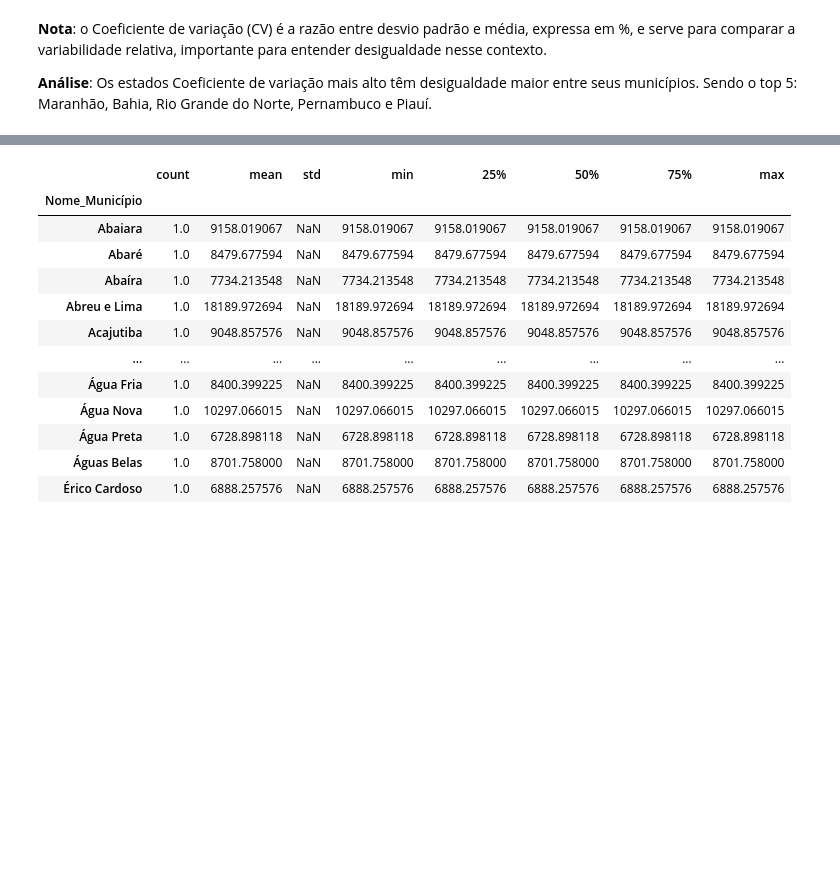
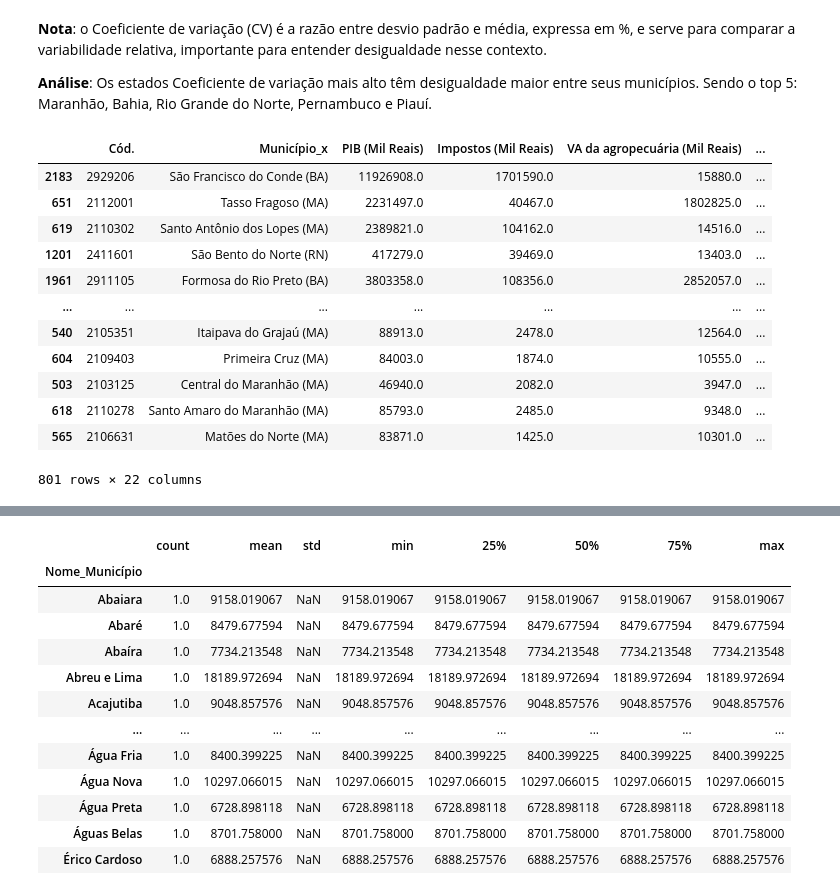
Before and after one commit to duddanobre/sidra-nordeste, a Jupyter notebook: nordeste.ipynb, the cells around one changed output, grey strips where cells are left out. Cells and saved outputs as stored; diff of their text form; code cells hidden in the pictures; blank space fills up the shorter version.

```diff
--- a/nordeste.ipynb
+++ b/nordeste.ipynb
@@ -135,3 +179,22 @@ df_nordeste_teste.sort_values(by='coef_variacao',ascending=False)
 
 **Análise**: Os estados Coeficiente de variação mais alto têm desigualdade maior entre seus municípios.
 Sendo o top 5: Maranhão, Bahia, Rio Grande do Norte, Pernambuco e Piauí.
+# %%
+estados_desiguais = ['Maranhão', 'Bahia', 'Rio Grande do Norte']
+df_desiguais = df_nordeste[df_nordeste['Nome_UF'].isin(estados_desiguais)].sort_values(by='PIB per capita', ascending=False)
+
+df_desiguais
+# %% [output]
+|  | Cód. | Município_x | PIB (Mil Reais) | Impostos (Mil Reais) | VA da agropecuária (Mil Reais) | ... |
+| 2183 | 2929206 | São Francisco do Conde (BA) | 11926908.0 | 1701590.0 | 15880.0 | ... |
+| 651 | 2112001 | Tasso Fragoso (MA) | 2231497.0 | 40467.0 | 1802825.0 | ... |
+| 619 | 2110302 | Santo Antônio dos Lopes (MA) | 2389821.0 | 104162.0 | 14516.0 | ... |
+| 1201 | 2411601 | São Bento do Norte (RN) | 417279.0 | 39469.0 | 13403.0 | ... |
+| 1961 | 2911105 | Formosa do Rio Preto (BA) | 3803358.0 | 108356.0 | 2852057.0 | ... |
+| ... | ... | ... | ... | ... | ... | ... |
+| 540 | 2105351 | Itaipava do Grajaú (MA) | 88913.0 | 2478.0 | 12564.0 | ... |
+| 604 | 2109403 | Primeira Cruz (MA) | 84003.0 | 1874.0 | 10555.0 | ... |
+| 503 | 2103125 | Central do Maranhão (MA) | 46940.0 | 2082.0 | 3947.0 | ... |
+| 618 | 2110278 | Santo Amaro do Maranhão (MA) | 85793.0 | 2485.0 | 9348.0 | ... |
+| 565 | 2106631 | Matões do Norte (MA) | 83871.0 | 1425.0 | 10301.0 | ... |
+801 rows × 22 columns
```
Also changed, not shown: parts of 10 cells of this notebook.
